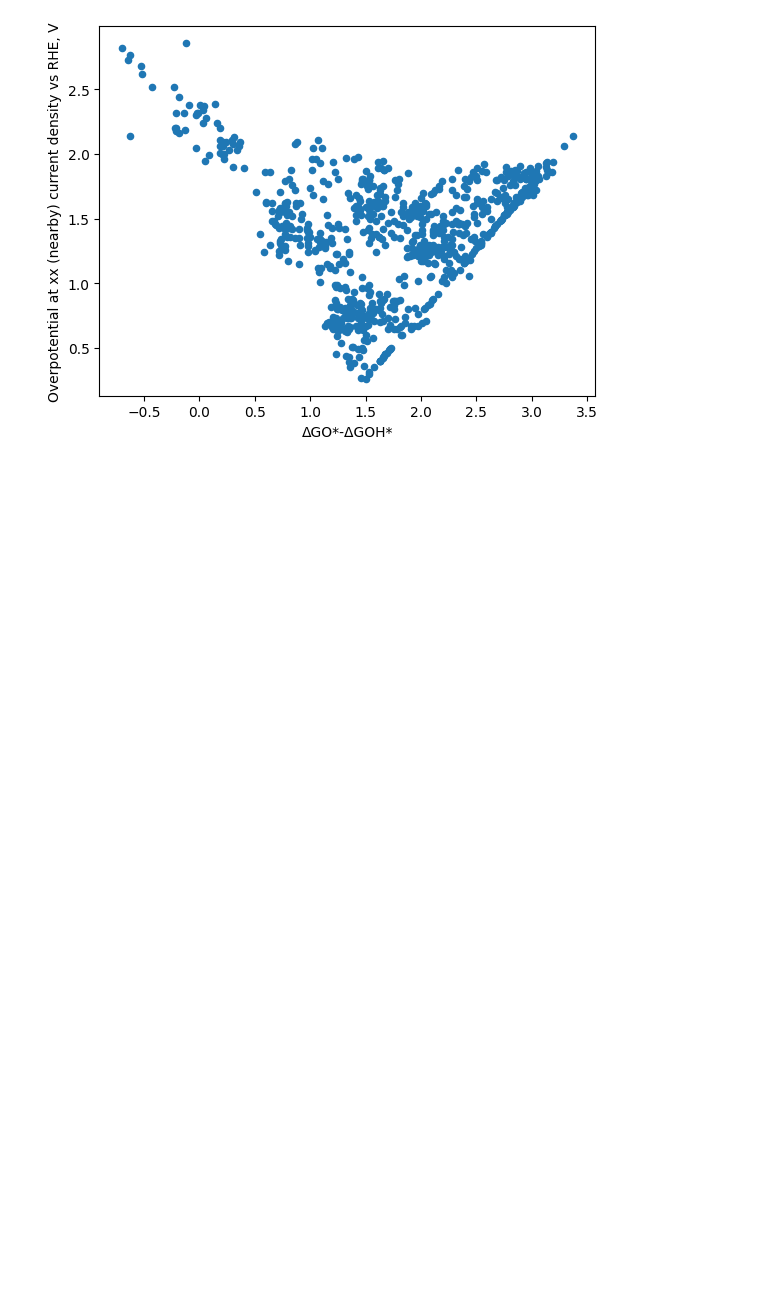
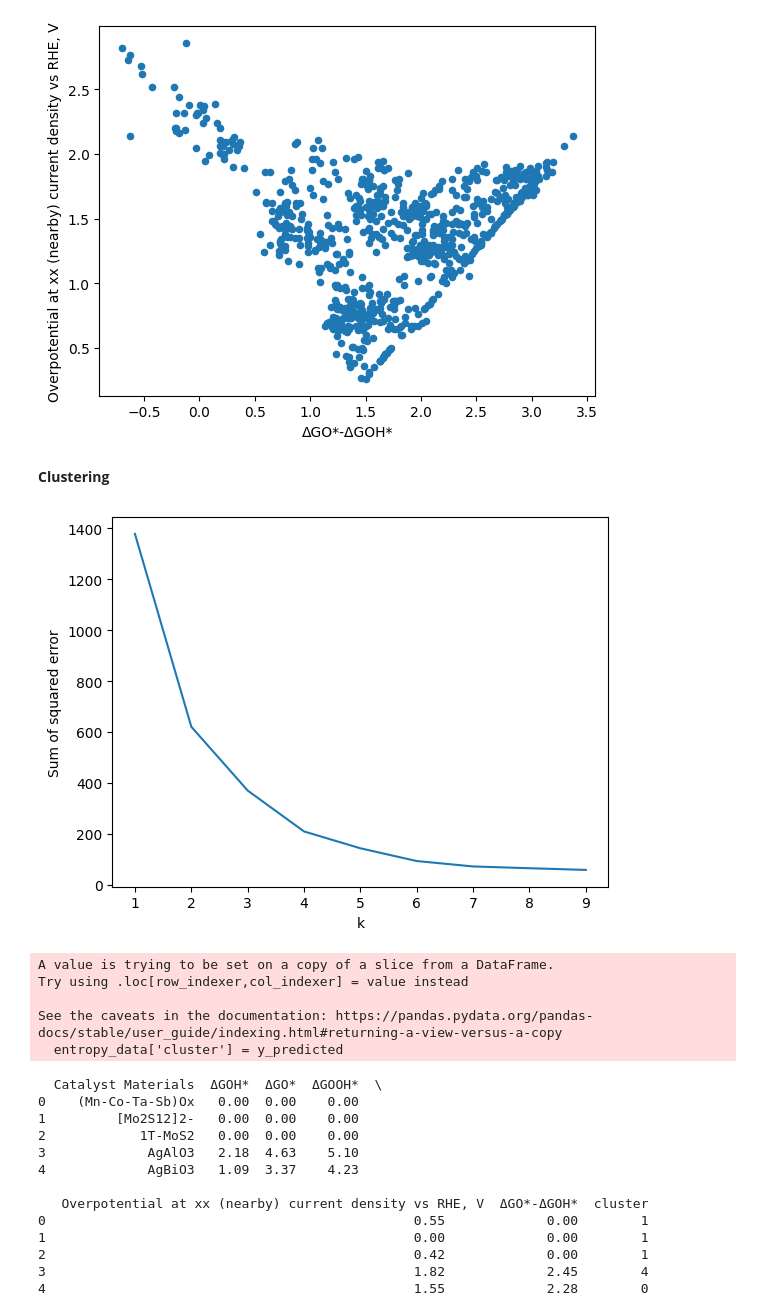
Before and after one commit to fahim-ah/Yr3-Project, a Jupyter notebook: Data file.ipynb, the cells around one changed output. Saved outputs shown, nothing was run; the diff lists cells and outputs as text; code cells hidden in the pictures; blank space fills up the shorter version.

Commit message:
Clustering

```diff
--- a/Data file.ipynb
+++ b/Data file.ipynb
@@ -85,3 +59,59 @@ entropy_data.plot(x='ΔGO*-ΔGOH*', y = 'Overpotential at xx (nearby) current de
 plt.show()
 # %% [output]
 [figure]
+# %% [markdown]
+**Clustering**
+# %%
+def elbow_plot(elbow_data):
+    k_rng = range(1,10)
+    sse = []
+    for k in k_rng:
+        km = KMeans(n_clusters= k)
+        km.fit(elbow_data[['ΔGO*-ΔGOH*','Overpotential at xx (nearby) current density vs RHE, V']])
+        sse.append(km.inertia_)
+    plt.xlabel('k')
+    plt.ylabel('Sum of squared error')
+    plt.plot(k_rng,sse)
+    plt.show()
+# %%
+def cluster_df(cluster_df):
+    entropy_data_1= cluster_df[cluster_df.cluster==0]
+    entropy_data_2= cluster_df[cluster_df.cluster==1]
+    entropy_data_3= cluster_df[cluster_df.cluster==2]
+    entropy_data_4= cluster_df[cluster_df.cluster==3]
+    entropy_data_5= cluster_df[cluster_df.cluster==4]
+    plt.scatter(entropy_data_1['ΔGO*-ΔGOH*'],entropy_data_1['Overpotential at xx (nearby) current density vs RHE, V'],color= 'green')
+    plt.scatter(entropy_data_2['ΔGO*-ΔGOH*'],entropy_data_2['Overpotential at xx (nearby) current density vs RHE, V'],color= 'black')
+    plt.scatter(entropy_data_3['ΔGO*-ΔGOH*'],entropy_data_3['Overpotential at xx (nearby) current density vs RHE, V'],color= 'red')
+    plt.scatter(entropy_data_4['ΔGO*-ΔGOH*'],entropy_data_4['Overpotential at xx (nearby) current density vs RHE, V'],color= 'yellow')
+    plt.scatter(entropy_data_5['ΔGO*-ΔGOH*'],entropy_data_5['Overpotential at xx (nearby) current density vs RHE, V'],color= 'purple')
+    return entropy_data_1,entropy_data_2,entropy_data_3,entropy_data_4,entropy_data_5
+# %%
+elbow_plot(entropy_data)
+km = KMeans(n_clusters= 5)
+y_predicted = km.fit_predict(entropy_data[['ΔGO*-ΔGOH*','Overpotential at xx (nearby) current density vs RHE, V']])
+entropy_data['cluster'] = y_predicted
+cluster_df(entropy_data)
+plt.xlabel('ΔGO*-ΔGOH*')
+plt.ylabel('Overpotential at xx (nearby) current density vs RHE, V')
+print(entropy_data.head())
+# %% [output]
+[figure, added]
+A value is trying to be set on a copy of a slice from a DataFrame.
+Try using .loc[row_indexer,col_indexer] = value instead
+
+See the caveats in the documentation: https://pandas.pydata.org/pandas-docs/stable/user_guide/indexing.html#returning-a-view-versus-a-copy
+  entropy_data['cluster'] = y_predicted
+  Catalyst Materials  ΔGOH*  ΔGO*  ΔGOOH*  \
+0    (Mn-Co-Ta-Sb)Ox   0.00  0.00    0.00
+1         [Mo2S12]2-   0.00  0.00    0.00
+2            1T-MoS2   0.00  0.00    0.00
+3             AgAlO3   2.18  4.63    5.10
+4             AgBiO3   1.09  3.37    4.23
+
+   Overpotential at xx (nearby) current density vs RHE, V  ΔGO*-ΔGOH*  cluster
+0                                               0.55             0.00        1
+1                                               0.00             0.00        1
+2                                               0.42             0.00        1
+3                                               1.82             2.45        4
+4                                               1.55             2.28        0
```
Also changed, not shown: parts of 4 cells of this notebook.
